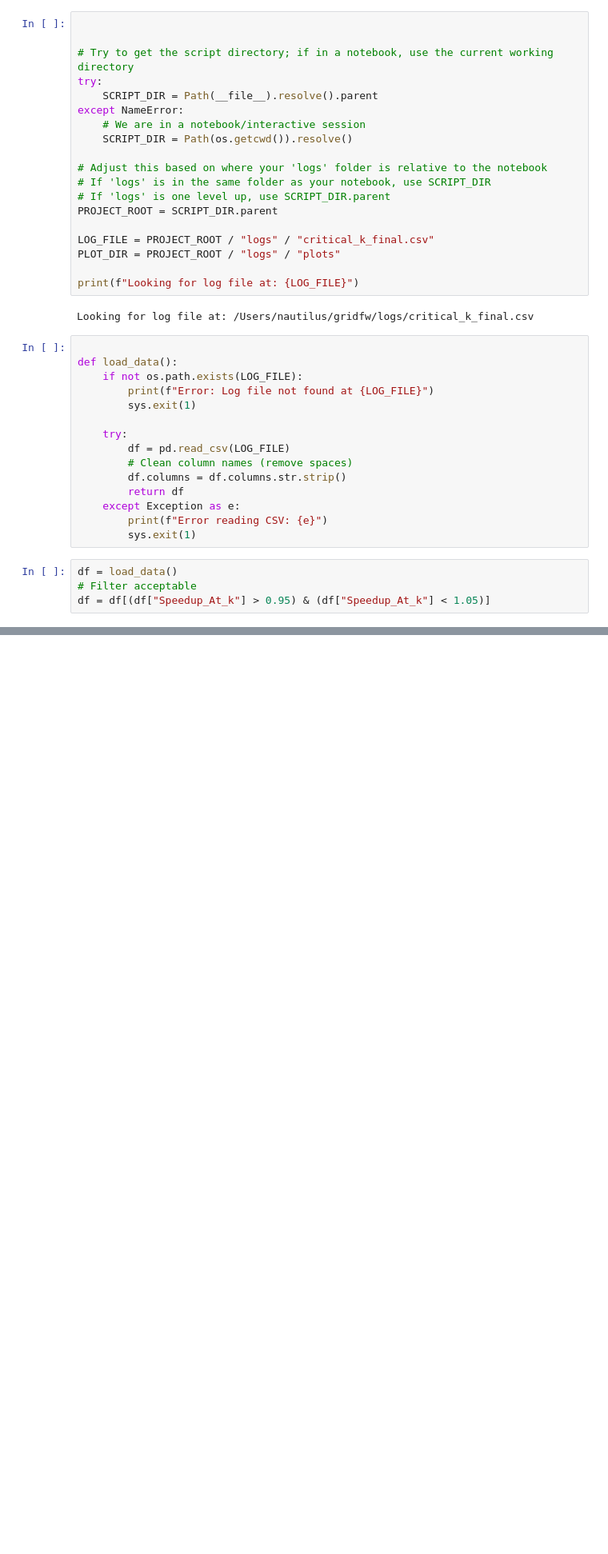
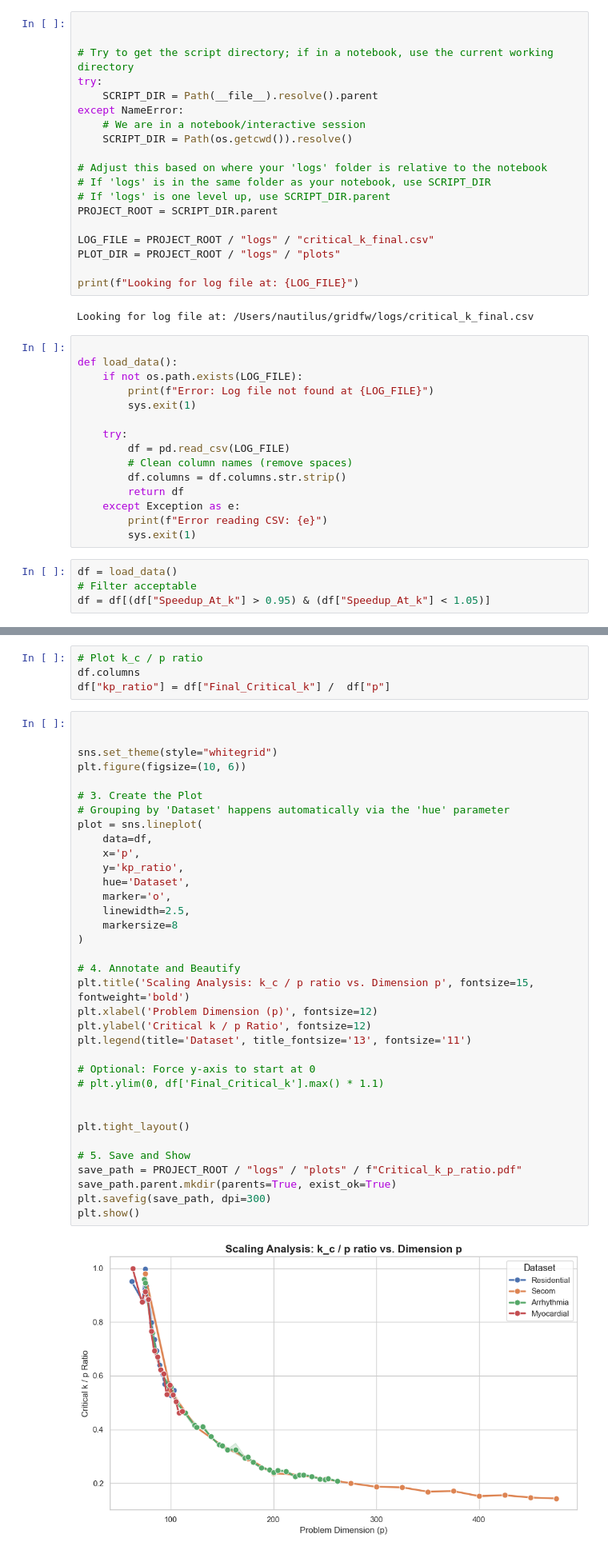
Before and after one commit to SnowHana/gridfw, a Jupyter notebook: scripts/plot_k.ipynb, the cells around one changed output, grey strips where cells are left out. Shown at 80% size. Cells and saved outputs as stored; diff of their text form; blank space fills up the shorter version.

```diff
--- a/scripts/plot_k.ipynb
+++ b/scripts/plot_k.ipynb
@@ -84,0 +128,41 @@ plt.show()
+# %%
+# Plot k_c / p ratio
+df.columns
+df["kp_ratio"] = df["Final_Critical_k"] /  df["p"]
+# %%
+
+
+sns.set_theme(style="whitegrid")
+plt.figure(figsize=(10, 6))
+
+# 3. Create the Plot
+# Grouping by 'Dataset' happens automatically via the 'hue' parameter
+plot = sns.lineplot(
+    data=df,
+    x='p',
+    y='kp_ratio',
+    hue='Dataset',
+    marker='o',
+    linewidth=2.5,
+    markersize=8
+)
+
+# 4. Annotate and Beautify
+plt.title('Scaling Analysis: k_c / p ratio vs. Dimension p', fontsize=15, fontweight='bold')
+plt.xlabel('Problem Dimension (p)', fontsize=12)
+plt.ylabel('Critical k / p Ratio', fontsize=12)
+plt.legend(title='Dataset', title_fontsize='13', fontsize='11')
+
+# Optional: Force y-axis to start at 0
+# plt.ylim(0, df['Final_Critical_k'].max() * 1.1)
+
+
+plt.tight_layout()
+
+# 5. Save and Show
+save_path = PROJECT_ROOT / "logs" / "plots" / f"Critical_k_p_ratio.pdf"
+save_path.parent.mkdir(parents=True, exist_ok=True)
+plt.savefig(save_path, dpi=300)
+plt.show()
+# %% [output]
+[figure, added]
```
Also changed, not shown: parts of 3 cells of this notebook, 12 other files.
